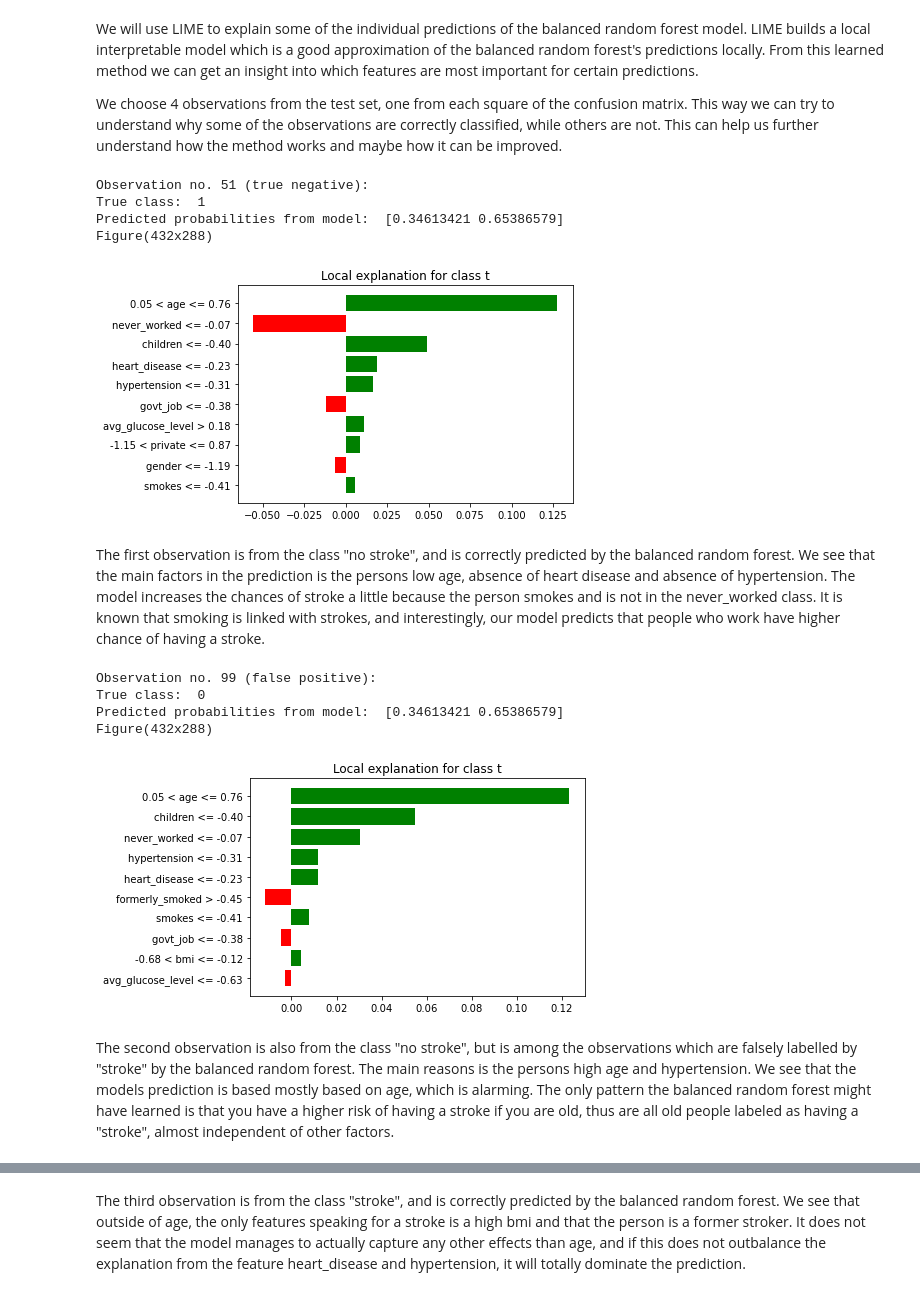
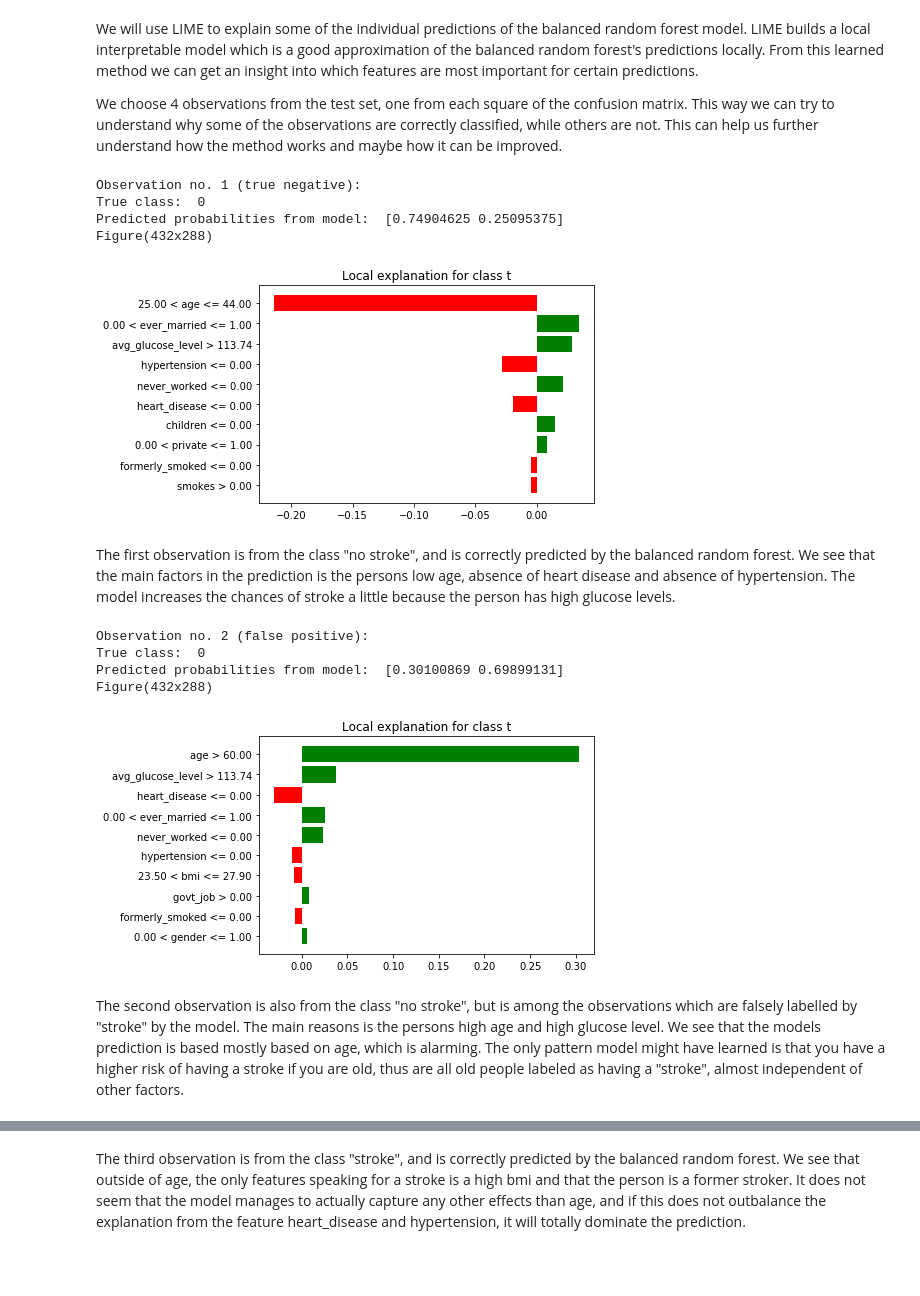
Before and after one commit to ebbeberge/stroke-classification, a Jupyter notebook: Index.ipynb, the cells around one changed output, grey strips where cells are left out. Drawn from its saved outputs; the diff is of its cells as text; code cells hidden in the pictures; blank space fills up the shorter version.

```diff
--- a/Index.ipynb
+++ b/Index.ipynb
@@ -452,8 +468,8 @@ We also investigate the effectiveness of a simple deep neural network. To do thi
 # %%
 # Scaling the data
 scaler = StandardScaler()
-X_train = scaler.fit_transform(X_train)
-X_test = scaler.transform(X_test)
+X_train_scaled = scaler.fit_transform(X_train)
+X_test_scaled = scaler.transform(X_test)
 
 # Making the layers
 model = keras.models.Sequential([
@@ -504,6 +520,6 @@ model.compile(
 class_weight = {0: 1., 1: 22.}
 
 # Fitting the model
-model.fit(X_train, y_train, class_weight=class_weight, epochs=5)
+model.fit(X_train_scaled, y_train, class_weight=class_weight, epochs=5)
 # %% [output]
 Epoch 1/5
@@ -1043,11 +1059,16 @@ Since the predictions from the classification problem we are working with are ve
 # %%
 model = BalancedRandomForestClassifier(
-    **balanced_forest.best_params_,
+    **brandomforestBS.best_params_,
     criterion="gini",
     random_state=23,
     bootstrap=True
 )
 
+X_train_arr = np.array(X_train)
+y_train_arr = np.array(y_train)
+X_test_arr = np.array(X_test)
+y_test_arr = np.array(y_test)
+
 modelfit = model.fit(X_train, y_train)
 features = stroke_clean.columns[:-1]
 # %% [markdown]
@@ -1096,54 +1117,53 @@
 We will use LIME to explain some of the individual predictions of the balanced random forest model. LIME builds a local interpretable model which is a good approximation of the balanced random forest's predictions locally. From this learned method we can get an insight into which features are most important for certain predictions.
 
 We choose 4 observations from the test set, one from each square of the confusion matrix. This way we can try to understand why some of the observations are correctly classified, while others are not. This can help us further understand how the method works and maybe how it can be improved.
+# %%
+# Creating an explainer
+explainer = LimeTabularExplainer(
+    training_data = X_train_arr,
+    training_labels = y_train_arr,
+    feature_names = features,
+    class_names = "stroke",
+    mode = "classification"
+)
 # %%
-# Creating an explainer
-explainer = LimeTabularExplainer(
-    training_data = X_train,
-    training_labels = y_train,
-    feature_names = features,
-    class_names = "stroke",
-    mode = "classification"
-)
-
 # Creating an instance
-i = 51
-obs = X_test[i]
+i = 1
+obs = X_test_arr[i]
 true_class = y_test.iloc[i]
 print(f"Observation no. {i} (true negative): ")
 print("True class: ", true_class)
 print("Predicted probabilities from model: ", model.predict_proba(X_test)[i])
 
 # Displaying
 exp = explainer.explain_instance(obs, model.predict_proba)
 print(exp.as_pyplot_figure())
 # %% [output]
-Observation no. 51 (true negative):
-True class:  1
-Predicted probabilities from model:  [0.34613421 0.65386579]
+Observation no. 1 (true negative):
+True class:  0
+Predicted probabilities from model:  [0.74904625 0.25095375]
 Figure(432x288)
-[figure, old version]
+[figure, new version]
 # %% [markdown]
-The first observation is from the class "no stroke", and is correctly predicted by the balanced random forest. We see that the main factors in the prediction is the persons low age, absence of heart disease and absence of hypertension. The model increases the chances of stroke a little because the person smokes and is not in the never_worked class. It is known that smoking is linked with strokes, and interestingly, our model predicts that people who work have higher chance of having a stroke.
+The first observation is from the class "no stroke", and is correctly predicted by the balanced random forest. We see that the main factors in the prediction is the persons low age, absence of heart disease and absence of hypertension. The model increases the chances of stroke a little because the person has high glucose levels.
 # %%
 # Choosing a second observation
-i = 99
-obs = X_test[i]
+i = 2
+obs = X_test_arr[i]
 true_class = y_test.iloc[i]
 print(f"Observation no. {i} (false positive): ")
 print("True class: ", true_class)
 print("Predicted probabilities from model: ", model.predict_proba(X_test)[i])
-
 # Displaying
 exp = explainer.explain_instance(obs, model.predict_proba)
 print(exp.as_pyplot_figure())
 # %% [output]
-Observation no. 99 (false positive):
+Observation no. 2 (false positive):
 True class:  0
-Predicted probabilities from model:  [0.34613421 0.65386579]
+Predicted probabilities from model:  [0.30100869 0.69899131]
 Figure(432x288)
-[figure, old version]
+[figure, new version]
 # %% [markdown]
-The second observation is also from the class "no stroke", but is among the observations which are falsely labelled by "stroke" by the balanced random forest. The main reasons is the persons high age and hypertension. We see that the models prediction is based mostly based on age, which is alarming. The only pattern the balanced random forest might have learned is that you have a higher risk of having a stroke if you are old, thus are all old people labeled as having a "stroke", almost independent of other factors.
+The second observation is also from the class "no stroke", but is among the observations which are falsely labelled by "stroke" by the model. The main reasons is the persons high age and high glucose level. We see that the models prediction is based mostly based on age, which is alarming. The only pattern model might have learned is that you have a higher risk of having a stroke if you are old, thus are all old people labeled as having a "stroke", almost independent of other factors.
 # %%
 # Choosing a third observation
```
Also changed, not shown: parts of 20 cells of this notebook.
